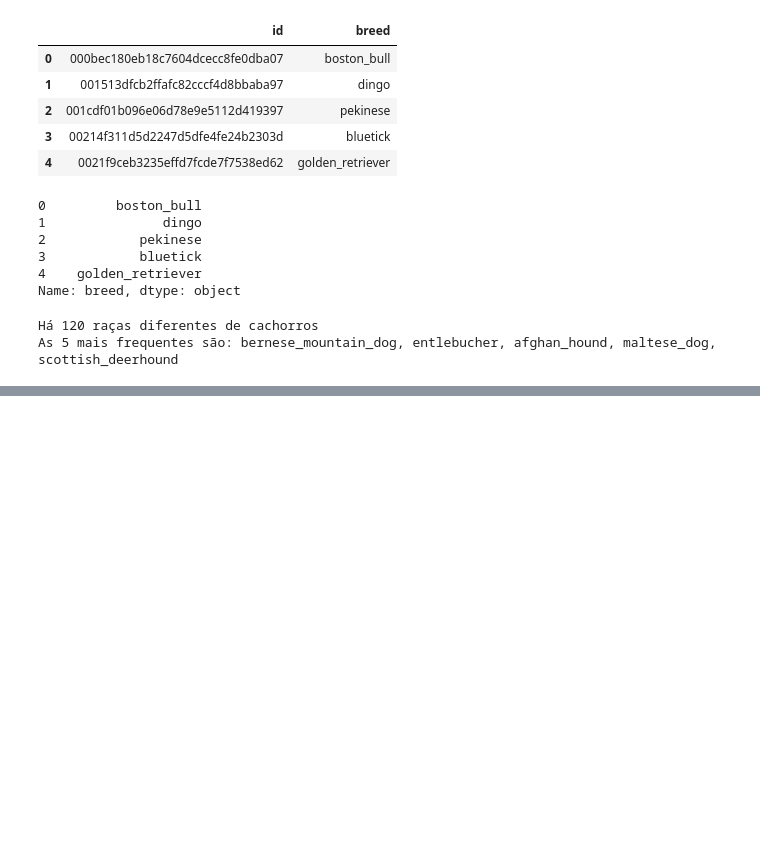
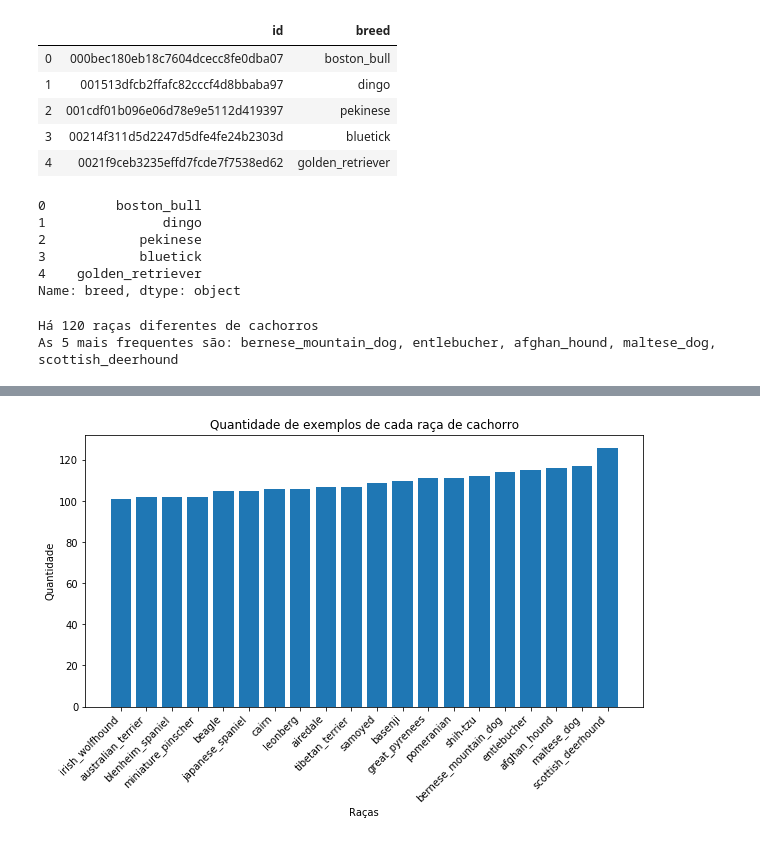
Before and after one commit to DiegoTakei/Dogs-Breed-Classification, a Jupyter notebook: DataAnalysis.ipynb, the cells around one changed output, grey strips where cells are left out. Drawn from its saved outputs; the diff is of its cells as text; code cells hidden in the pictures; blank space fills up the shorter version.

```diff
--- a/DataAnalysis.ipynb
+++ b/DataAnalysis.ipynb
@@ -53,0 +58,7 @@ Text(0, 0.5, 'Quantidade')
+# %%
+above_100_y = list(filter(lambda value: value >= 100, y))
+above_100_x = x[120 - len(above_100_y):]
+
+plot(above_100_x, above_100_y, size=(10, 5))
+# %% [output]
+[figure, added]
```
Also changed, not shown: parts of 5 cells of this notebook, 2 other files.
